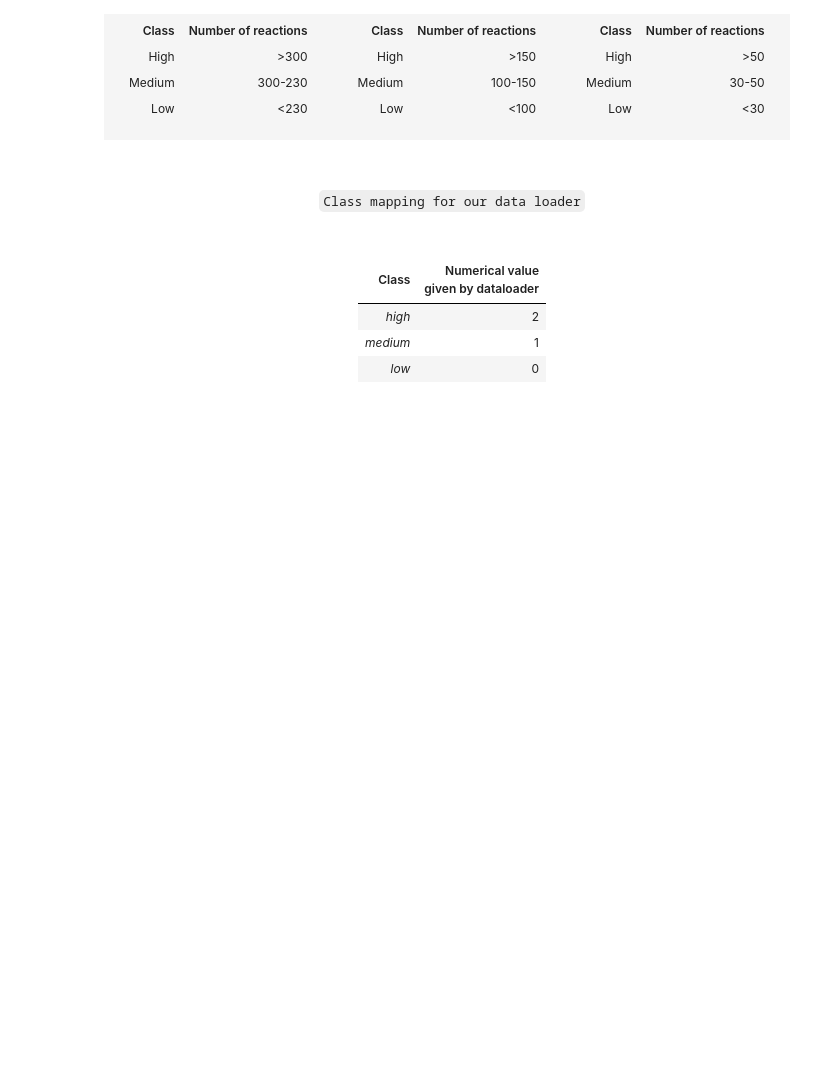
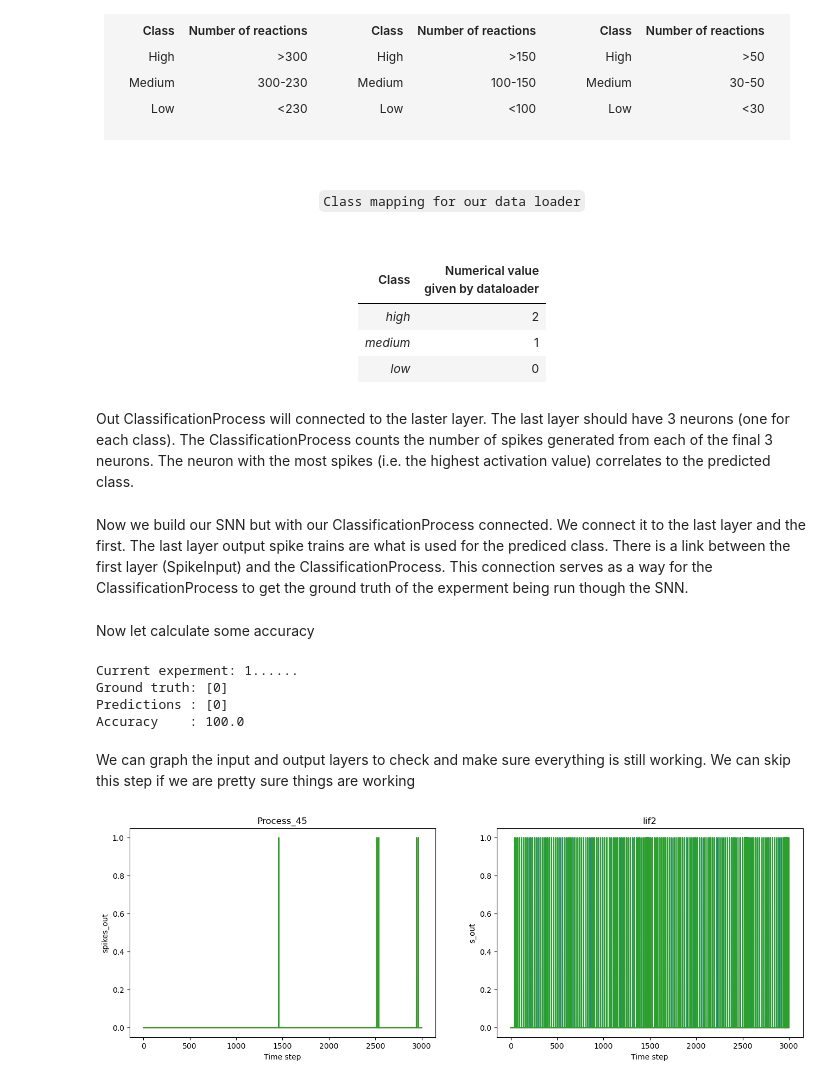
Before and after one commit to khood5/SNN-DNA-project, a Jupyter notebook: DNA_project.ipynb, the cells around one changed output. Drawn from its saved outputs; the diff is of its cells as text; code cells hidden in the pictures; blank space fills up the shorter version.

Commit message:
got classifier working need to double check it is working correctly but predictions are being made

```diff
--- a/DNA_project.ipynb
+++ b/DNA_project.ipynb
@@ -396,6 +396,8 @@ Now that we have out SpikeInput process to read the spike trains, and we have ou
 |<i>medium</i> |               1|
 |<i>low</i>    |               0|
 </center>
+# %% [markdown]
+Out ClassificationProcess will connected to the laster layer. The last layer should have 3 neurons (one for each class). The ClassificationProcess counts the number of spikes generated from each of the final 3 neurons. The neuron with the most spikes (i.e. the highest activation value) correlates to the predicted class.
 # %%
 from lava.magma.core.process.ports.ports import InPort
 from lava.magma.core.model.py.ports import PyInPort
@@ -460,3 +462,5 @@ class PyClassificationProcessModel(PyLoihiProcessModel):
         """
         spk_in = self.spikes_in.recv()
         self.spikes_accum = self.spikes_accum + spk_in
+# %% [markdown]
+Now we build our SNN but with our ClassificationProcess connected. We connect it to the last layer and the first. The last layer output spike trains are what is used for the prediced class. There is a link between the first layer (SpikeInput) and the ClassificationProcess. This connection serves as a way for the ClassificationProcess to get the ground truth of the experment being run though the SNN.
@@ -462,0 +513,54 @@ class PyClassificationProcessModel(PyLoihiProcessModel):
+# %% [markdown]
+Now let calculate some accuracy
+# %%
+from lava.magma.core.run_conditions import RunSteps
+
+num_steps = 3000
+
+# Loop over all experments
+for experment_id in range(num_experments):
+    print(f"\rCurrent experment: {experment_id+1}", end="")
+
+    # Run each experment-inference for fixed number of steps
+    classifier.run(
+        condition=RunSteps(num_steps=num_steps),
+        run_cfg=Loihi1SimCfg(select_sub_proc_model=True,
+                             select_tag='floating_pt'))
+
+    # Reset internal neural state of LIF neurons
+    # lif1.u.set(np.zeros((64,), dtype=np.int32))
+    # lif1.v.set(np.zeros((64,), dtype=np.int32))
+    # lif3.u.set(np.zeros((64,), dtype=np.int32))
+    # lif3.v.set(np.zeros((64,), dtype=np.int32))
+
+# Gather ground truth and predictions before stopping exec
+ground_truth = classifier.gt_labels.get().astype(np.int32)
+predictions = classifier.pred_labels.get().astype(np.int32)
+
+accuracy = np.sum(ground_truth==predictions)/ground_truth.size * 100
+
+print(f"\nGround truth: {ground_truth}\n"
+      f"Predictions : {predictions}\n"
+      f"Accuracy    : {accuracy}")
+# %% [output]
+Current experment: 1......
+Ground truth: [0]
+Predictions : [0]
+Accuracy    : 100.0
+# %% [markdown]
+We can graph the input and output layers to check and make sure everything is still working. We can skip this step if we are pretty sure things are working
+# %%
+import matplotlib
+%matplotlib inline
+from matplotlib import pyplot as plt
+
+# Create a subplot for each monitor
+fig = plt.figure(figsize=(16, 5))
+ax0 = fig.add_subplot(121)
+ax1 = fig.add_subplot(122)
+
+# Plot the recorded data
+monitor_input.plot(ax0, spike_input.spikes_out)
+monitor_output.plot(ax1, lif3.s_out)
+# %% [output]
+[figure, added]
```
Also changed, not shown: parts of 9 cells of this notebook.
